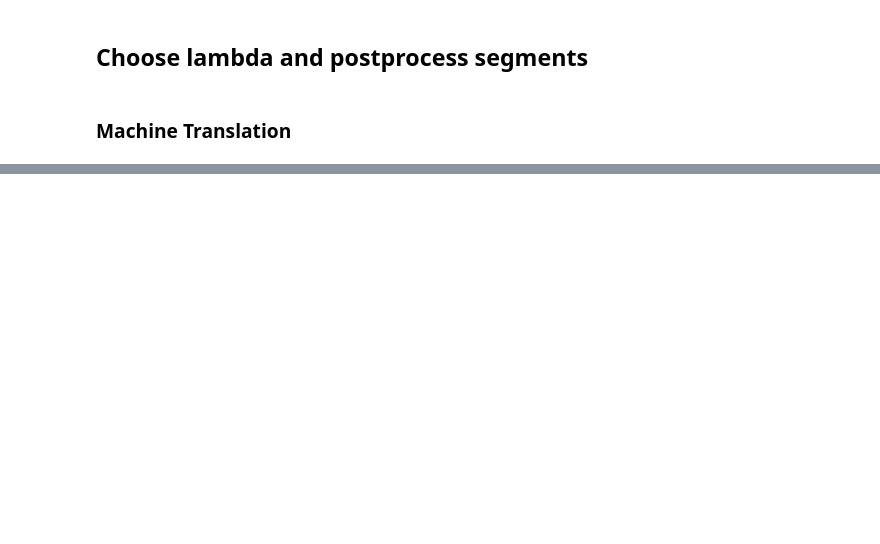
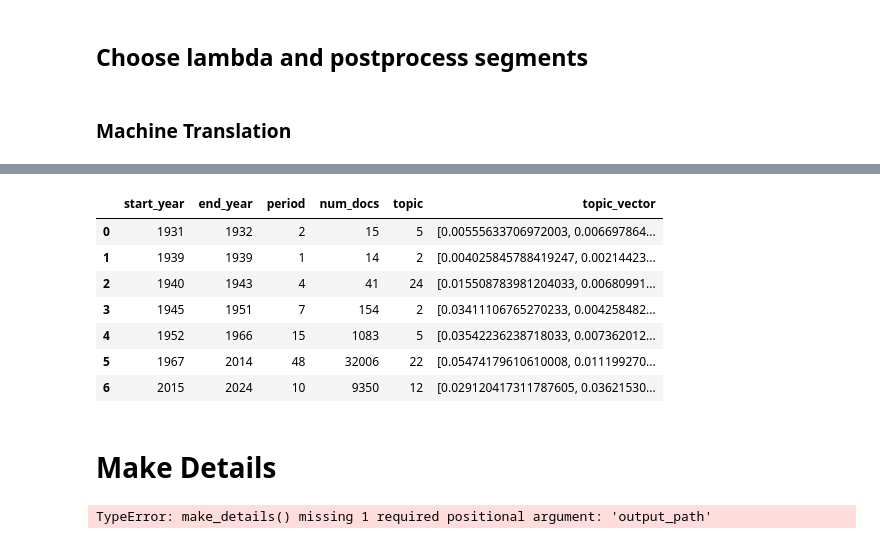
Before and after one commit to ilybevy/article-timeline, a Jupyter notebook: DMR_JS_DP.ipynb, the cells around one changed output, grey strips where cells are left out. Drawn from its saved outputs; the diff is of its cells as text; code cells hidden in the pictures; blank space fills up the shorter version.

```diff
--- a/DMR_JS_DP.ipynb
+++ b/DMR_JS_DP.ipynb
@@ -362,0 +444,30 @@ Done. Rows: 25
+# %%
+merge_segments(ml_df).to_csv(r"output\ml_df.csv", index=False)
+merge_segments(ml_df)
+# %% [output]
+|  | start_year | end_year | period | num_docs | topic | topic_vector |
+| 0 | 1931 | 1932 | 2 | 15 | 5 | [0.00555633706972003, 0.006697864... |
+| 1 | 1939 | 1939 | 1 | 14 | 2 | [0.004025845788419247, 0.00214423... |
+| 2 | 1940 | 1943 | 4 | 41 | 24 | [0.015508783981204033, 0.00680991... |
+| 3 | 1945 | 1951 | 7 | 154 | 2 | [0.03411106765270233, 0.004258482... |
+| 4 | 1952 | 1966 | 15 | 1083 | 5 | [0.03542236238718033, 0.007362012... |
+| 5 | 1967 | 2014 | 48 | 32006 | 22 | [0.05474179610610008, 0.011199270... |
+| 6 | 2015 | 2024 | 10 | 9350 | 12 | [0.029120417311787605, 0.03621530... |
+# %% [markdown]
+# Make Details
+# %%
+from fn.make_details import make_details
+make_details(
+    r"output\mt_df.csv",
+    r"data\machine_translation_docs_info.json",
+    r"models\trans_dmr.bin",
+    r"output\mt.json"
+)
+import json
+
+with open("output/mt.json", "r", encoding="utf-8") as f:
+    data = json.load(f)
+
+print(json.dumps(data, indent=2, ensure_ascii=False))
+# %% [output]
+TypeError: make_details() missing 1 required positional argument: 'output_path'
```
Also changed, not shown: parts of 8 cells of this notebook, 5 other files.
